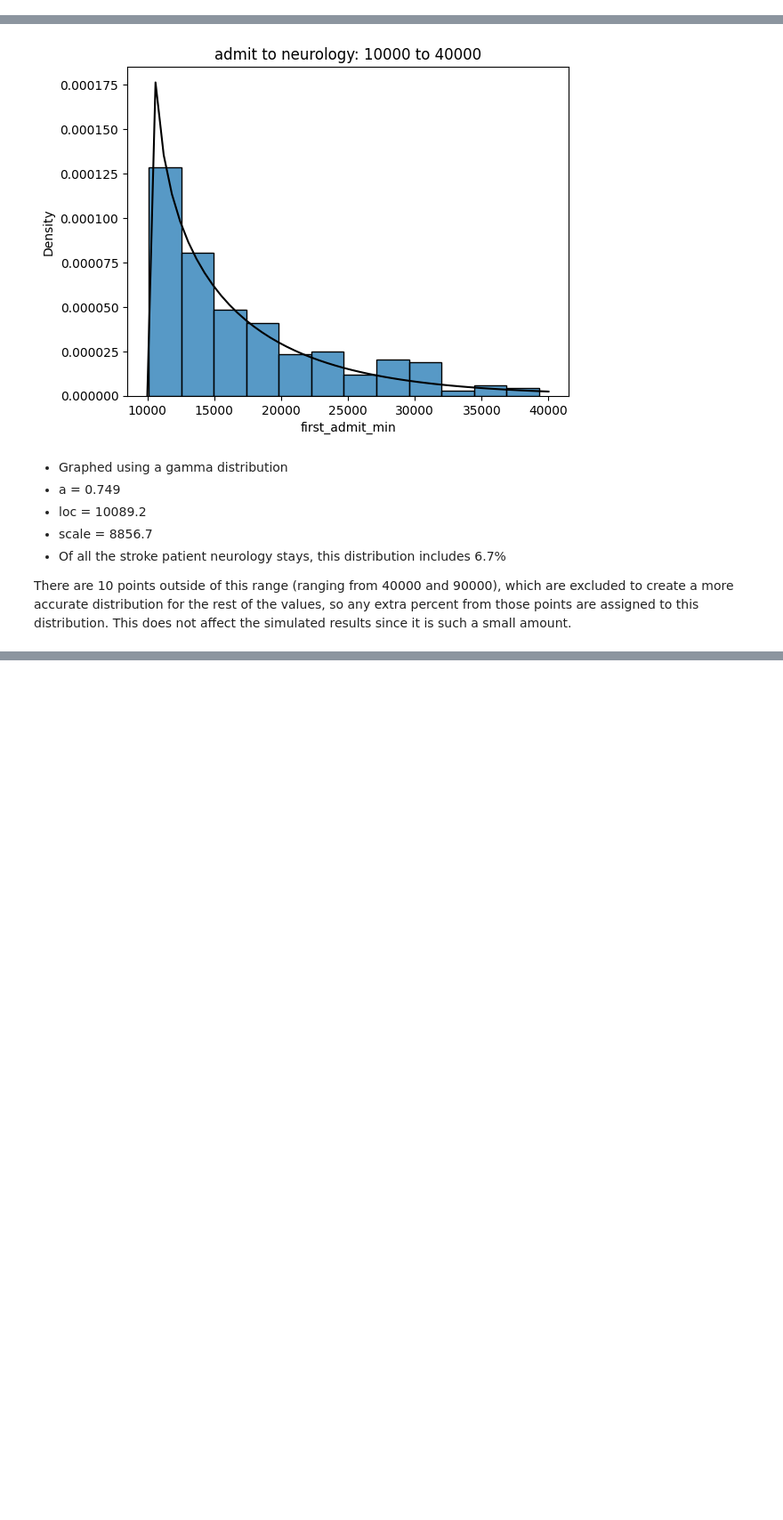
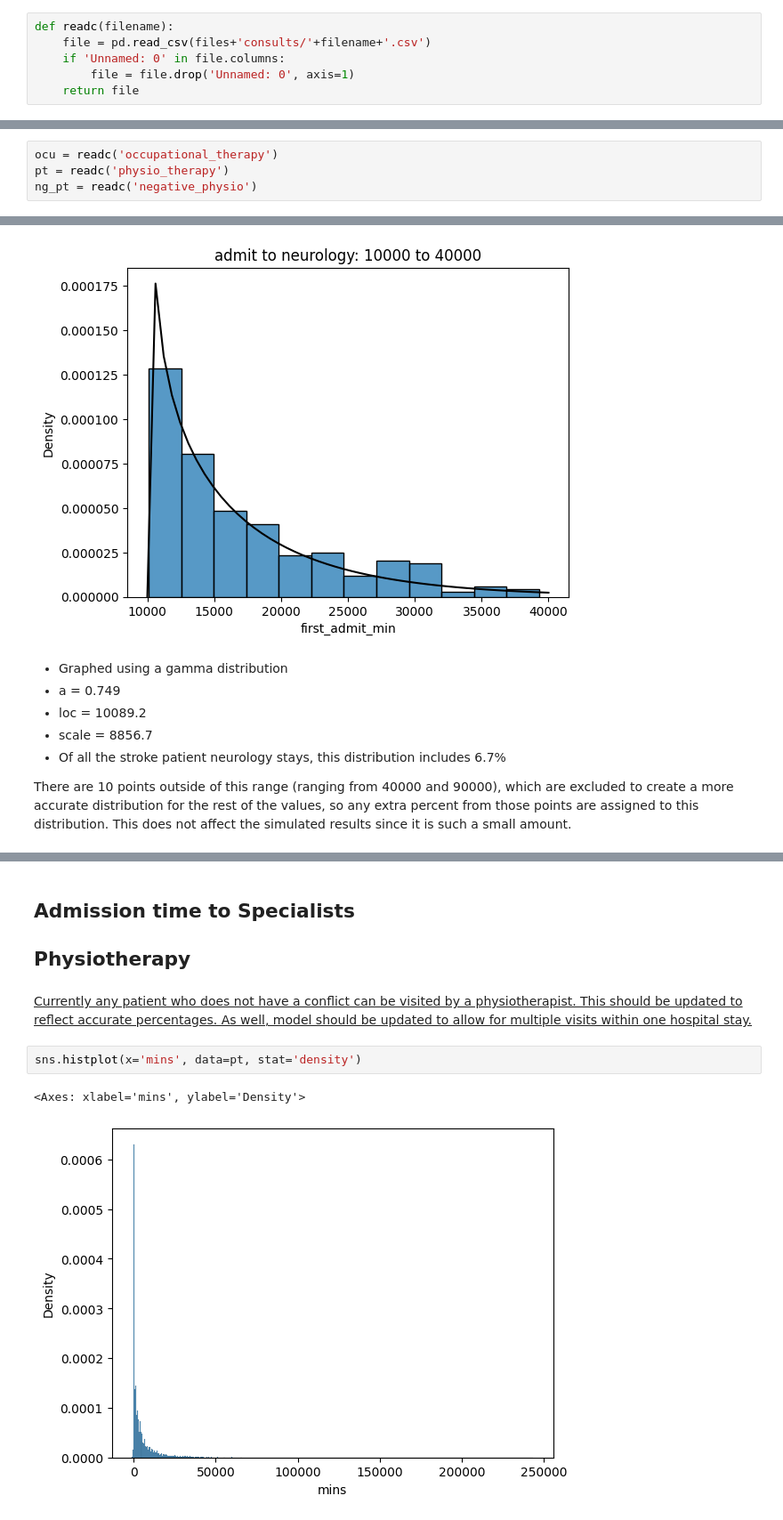
Before and after one commit to emilydormody/Synthetic-Stroke-Data, a Jupyter notebook: histogram_summaries.ipynb, the cells around one changed output, grey strips where cells are left out. Shown at 89% size. Drawn from its saved outputs; the diff is of its cells as text; blank space fills up the shorter version.

```diff
--- a/histogram_summaries.ipynb
+++ b/histogram_summaries.ipynb
@@ -23,6 +23,12 @@ def read(filename, mimic, folder=None):
     if 'Unnamed: 0' in file.columns:
         file = file.drop('Unnamed: 0', axis=1)
     return file
+# %%
+def readc(filename):
+    file = pd.read_csv(files+'consults/'+filename+'.csv')
+    if 'Unnamed: 0' in file.columns:
+        file = file.drop('Unnamed: 0', axis=1)
+    return file
 # %%
 icu = read('icu_results', False)
 ed = read('ed_timedata', False)
@@ -30,3 +37,7 @@ neuro = read('neuro_ward_timedata', False)
+# %%
+ocu = readc('occupational_therapy')
+pt = readc('physio_therapy')
+ng_pt = readc('negative_physio')
 # %% [markdown]
 # Synthetic Stroke Data – Mimic Analysis
 # %% [markdown]
@@ -432,0 +480,11 @@ There are 10 points outside of this range (ranging from 40000 and 90000), which
+# %% [markdown]
+## Admission time to Specialists
+
+## Physiotherapy
+# %% [markdown]
+<ins>Currently any patient who does not have a conflict can be visited by a physiotherapist. This should be updated to reflect accurate percentages. As well, model should be updated to allow for multiple visits within one hospital stay.</ins>
+# %%
+sns.histplot(x='mins', data=pt, stat='density')
+# %% [output]
+<Axes: xlabel='mins', ylabel='Density'>
+[figure, added]
```
Also changed, not shown: parts of 18 cells of this notebook.
